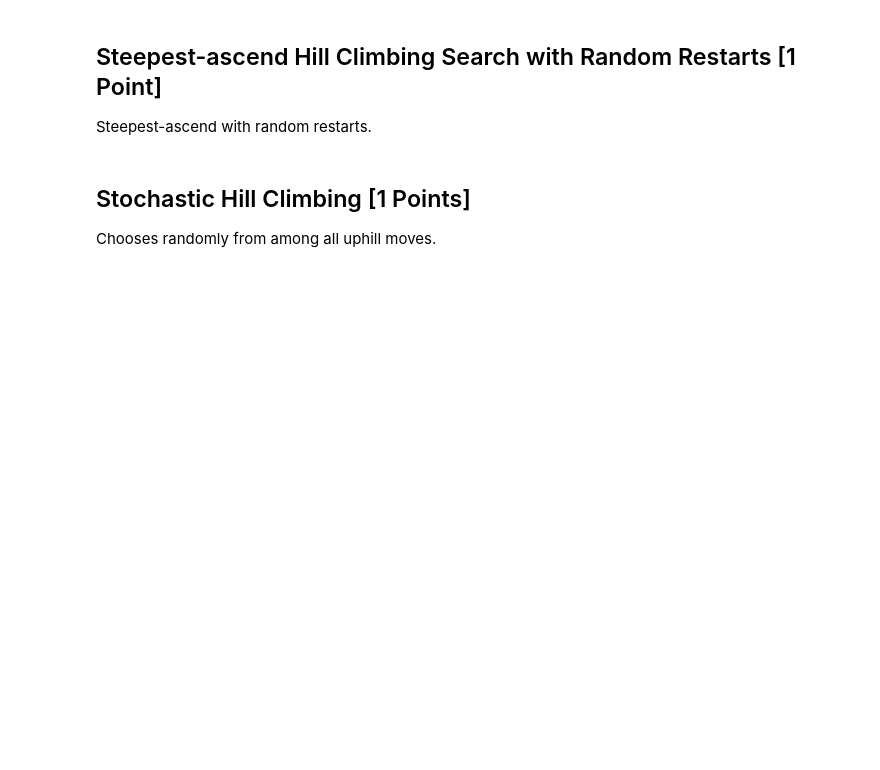
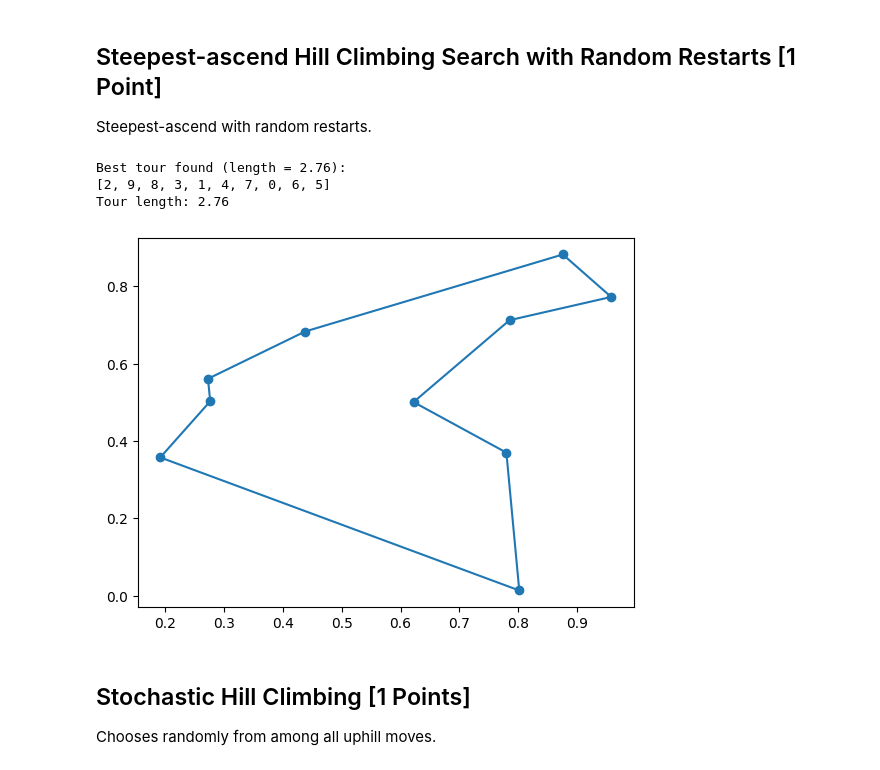
Before and after one commit to sleepymor/Week-4-Introduction-to-AI, a Jupyter notebook: P5_2_traveling_salesman_problem.ipynb, the cells around one changed output. Cells and saved outputs as stored; diff of their text form; code cells hidden in the pictures; blank space fills up the shorter version.

Commit message:
Update Hill Climb with restart

```diff
--- a/P5_2_traveling_salesman_problem.ipynb
+++ b/P5_2_traveling_salesman_problem.ipynb
@@ -247,3 +265,44 @@ Steepest-ascend with random restarts.
+# %%
+def best_neighbor(neighbors, tsp):
+    return min(neighbors, key=lambda tour: tour_length(tsp, tour))
+
+def hill_climb_w_restart(tsp, restarts=100):
+    best_tour = None
+    best_length = float("inf")
+    n = len(tsp["pos"])
+
+    for r in range(restarts):
+        current_tour = random_tour(n)
+        current_length = tour_length(tsp, current_tour)
+
+        while True:
+            neighbors = all_neighbors(current_tour)
+            next_tour = best_neighbor(neighbors, tsp)
+            next_length = tour_length(tsp, next_tour)
+
+            if next_length < current_length:
+                current_tour = next_tour
+                current_length = next_length
+            else:
+                break
+
+        if current_length < best_length:
+            best_tour = current_tour
+            best_length = current_length
+
+    return best_tour, best_length
+
+best_tour, best_length = hill_climb_w_restart(tsp, restarts=50)
+
+print(f"Best tour found (length = {best_length:.2f}):")
+print(best_tour)
+
+show_tsp(tsp, best_tour)
+# %% [output]
+Best tour found (length = 2.76):
+[2, 9, 8, 3, 1, 4, 7, 0, 6, 5]
+Tour length: 2.76
+[figure, added]
 # %% [markdown]
 ## Stochastic Hill Climbing [1 Points]
 
```
Also changed, not shown: parts of 9 cells of this notebook.
